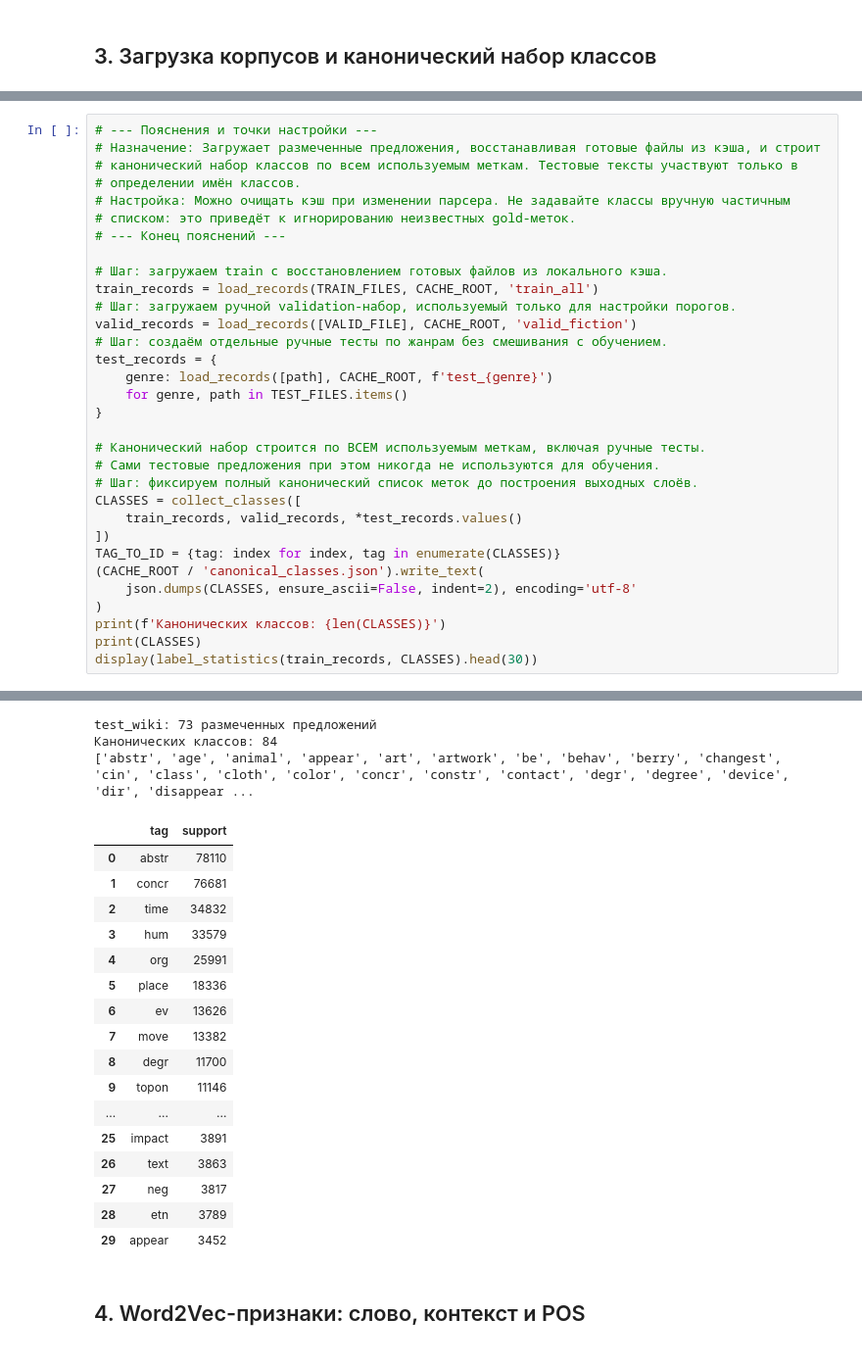
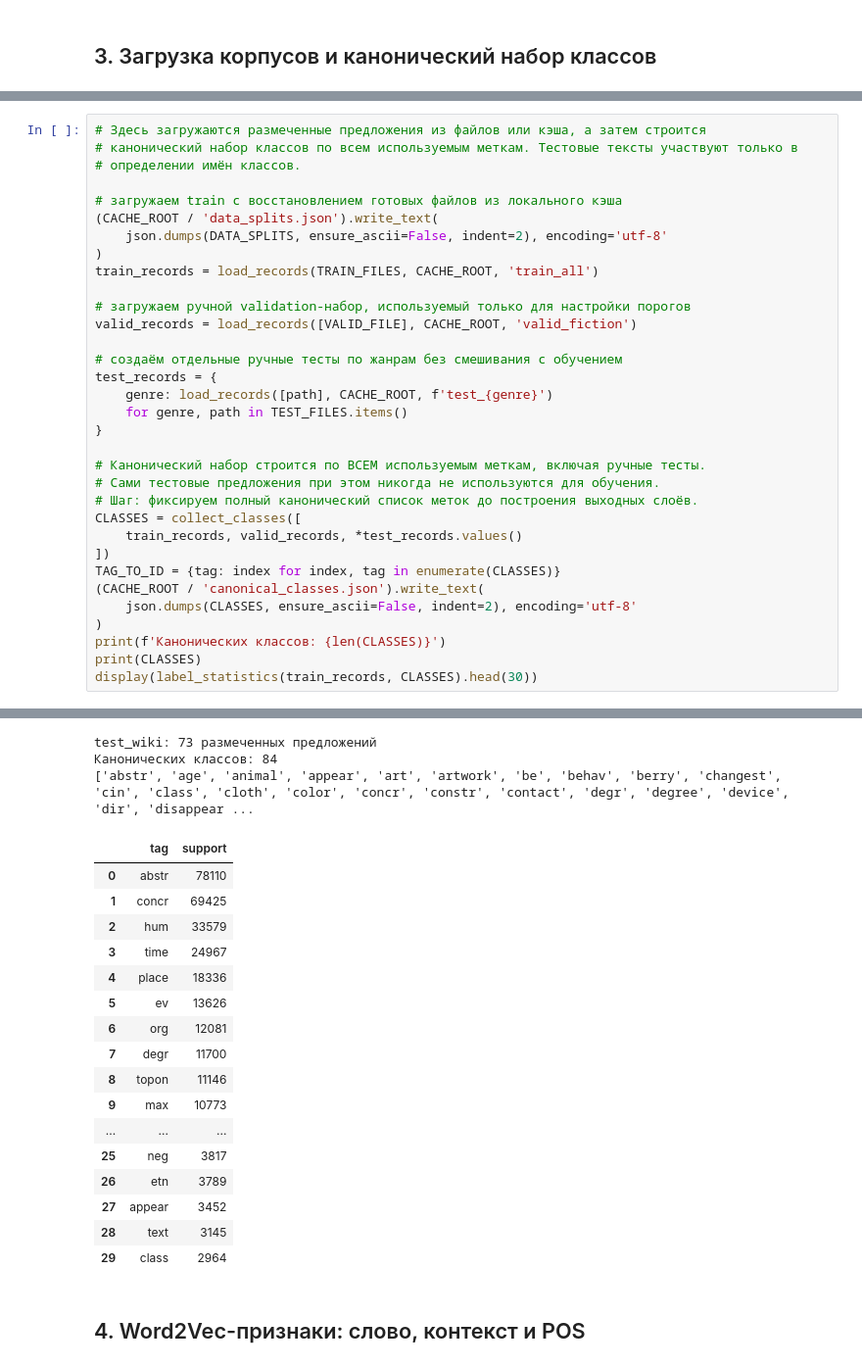
Before and after one commit to tertiadecima/phd_semantics, a Jupyter notebook: scripts/02_02_Word2Vec_Ruscorpora_Supervised.ipynb, the cells around one changed output, grey strips where cells are left out. Shown at 98% size. Saved outputs shown, nothing was run; the diff lists cells and outputs as text.

```diff
--- a/scripts/03_02_Word2Vec_Ruscorpora_Supervised.ipynb
+++ b/scripts/02_02_Word2Vec_Ruscorpora_Supervised.ipynb
@@ -318,17 +386,18 @@ Test: GramEval2020-test-news.conllu, GramEval2020-test-poetry.conllu, GramEval20
 # %%
-# --- Пояснения и точки настройки ---
-# Назначение: Загружает размеченные предложения, восстанавливая готовые файлы из кэша, и строит
+# Здесь загружаются размеченные предложения из файлов или кэша, а затем строится
 # канонический набор классов по всем используемым меткам. Тестовые тексты участвуют только в
 # определении имён классов.
-# Настройка: Можно очищать кэш при изменении парсера. Не задавайте классы вручную частичным
-# списком: это приведёт к игнорированию неизвестных gold-меток.
-# --- Конец пояснений ---
 
-# Шаг: загружаем train с восстановлением готовых файлов из локального кэша.
+# загружаем train с восстановлением готовых файлов из локального кэша
+(CACHE_ROOT / 'data_splits.json').write_text(
+    json.dumps(DATA_SPLITS, ensure_ascii=False, indent=2), encoding='utf-8'
+)
 train_records = load_records(TRAIN_FILES, CACHE_ROOT, 'train_all')
-# Шаг: загружаем ручной validation-набор, используемый только для настройки порогов.
+
+# загружаем ручной validation-набор, используемый только для настройки порогов
 valid_records = load_records([VALID_FILE], CACHE_ROOT, 'valid_fiction')
-# Шаг: создаём отдельные ручные тесты по жанрам без смешивания с обучением.
+
+# создаём отдельные ручные тесты по жанрам без смешивания с обучением
 test_records = {
     genre: load_records([path], CACHE_ROOT, f'test_{genre}')
     for genre, path in TEST_FILES.items()
@@ -352,26 +421,26 @@ train_all: 103,704 размеченных предложений
 valid_fiction: 80 размеченных предложений
 test_news: 86 размеченных предложений
 test_poetry: 77 размеченных предложений
 test_social: 109 размеченных предложений
 test_wiki: 73 размеченных предложений
 Канонических классов: 84
 ['abstr', 'age', 'animal', 'appear', 'art', 'artwork', 'be', 'behav', 'berry', 'changest', 'cin', 'class', 'cloth', 'color', 'concr', 'constr', 'contact', 'degr', 'degree', 'device', 'dir', 'disappear ...
 |  | tag | support |
 | 0 | abstr | 78110 |
-| 1 | concr | 76681 |
-| 2 | time | 34832 |
-| 3 | hum | 33579 |
-| 4 | org | 25991 |
-| 5 | place | 18336 |
-| 6 | ev | 13626 |
-| 7 | move | 13382 |
-| 8 | degr | 11700 |
-| 9 | topon | 11146 |
+| 1 | concr | 69425 |
+| 2 | hum | 33579 |
+| 3 | time | 24967 |
+| 4 | place | 18336 |
+| 5 | ev | 13626 |
+| 6 | org | 12081 |
+| 7 | degr | 11700 |
+| 8 | topon | 11146 |
+| 9 | max | 10773 |
 | ... | ... | ... |
-| 25 | impact | 3891 |
-| 26 | text | 3863 |
-| 27 | neg | 3817 |
-| 28 | etn | 3789 |
-| 29 | appear | 3452 |
+| 25 | neg | 3817 |
+| 26 | etn | 3789 |
+| 27 | appear | 3452 |
+| 28 | text | 3145 |
+| 29 | class | 2964 |
 # %% [markdown]
 ## 4. Word2Vec-признаки: слово, контекст и POS
```
Also changed, not shown: parts of 25 cells of this notebook, 6 other files.
